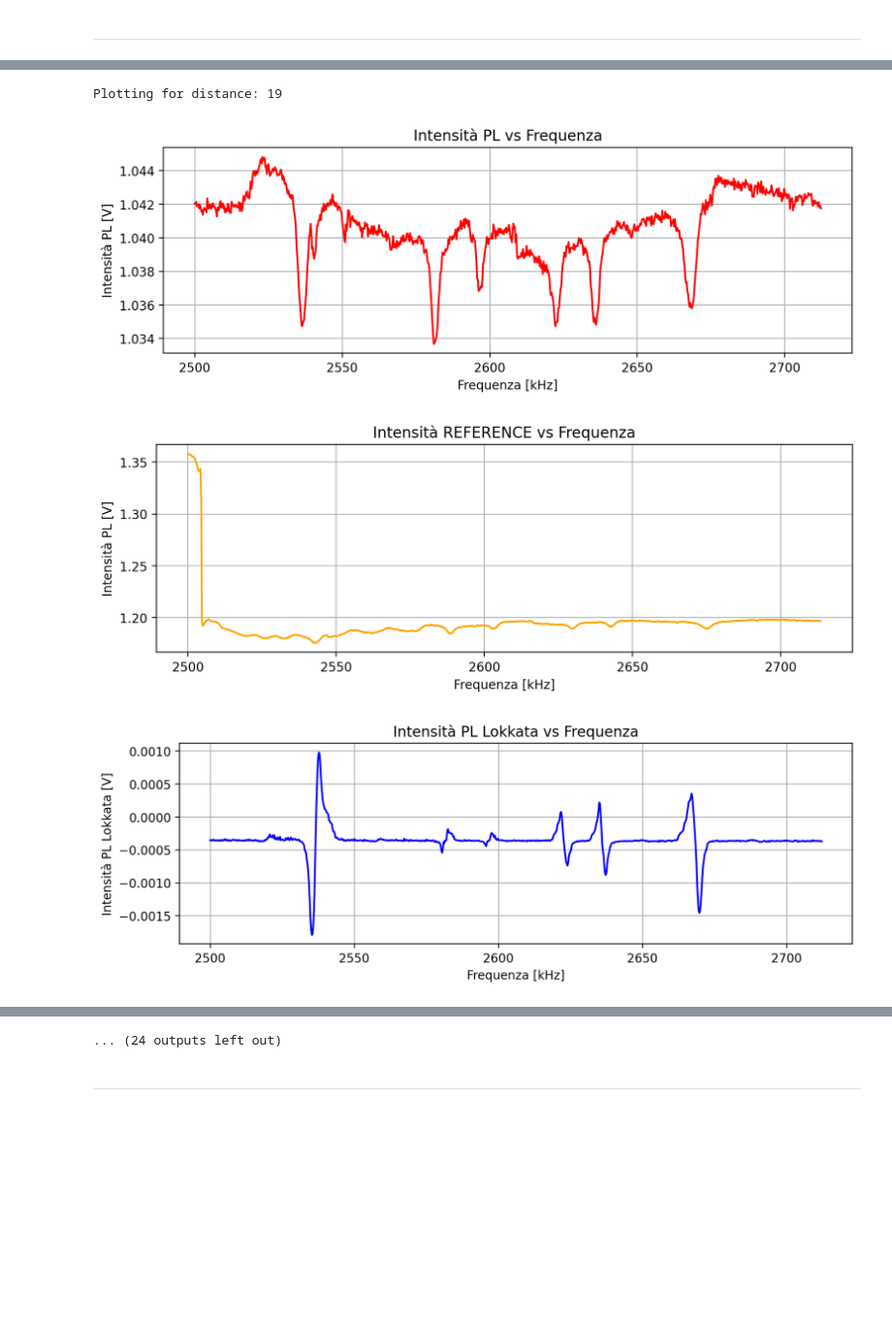
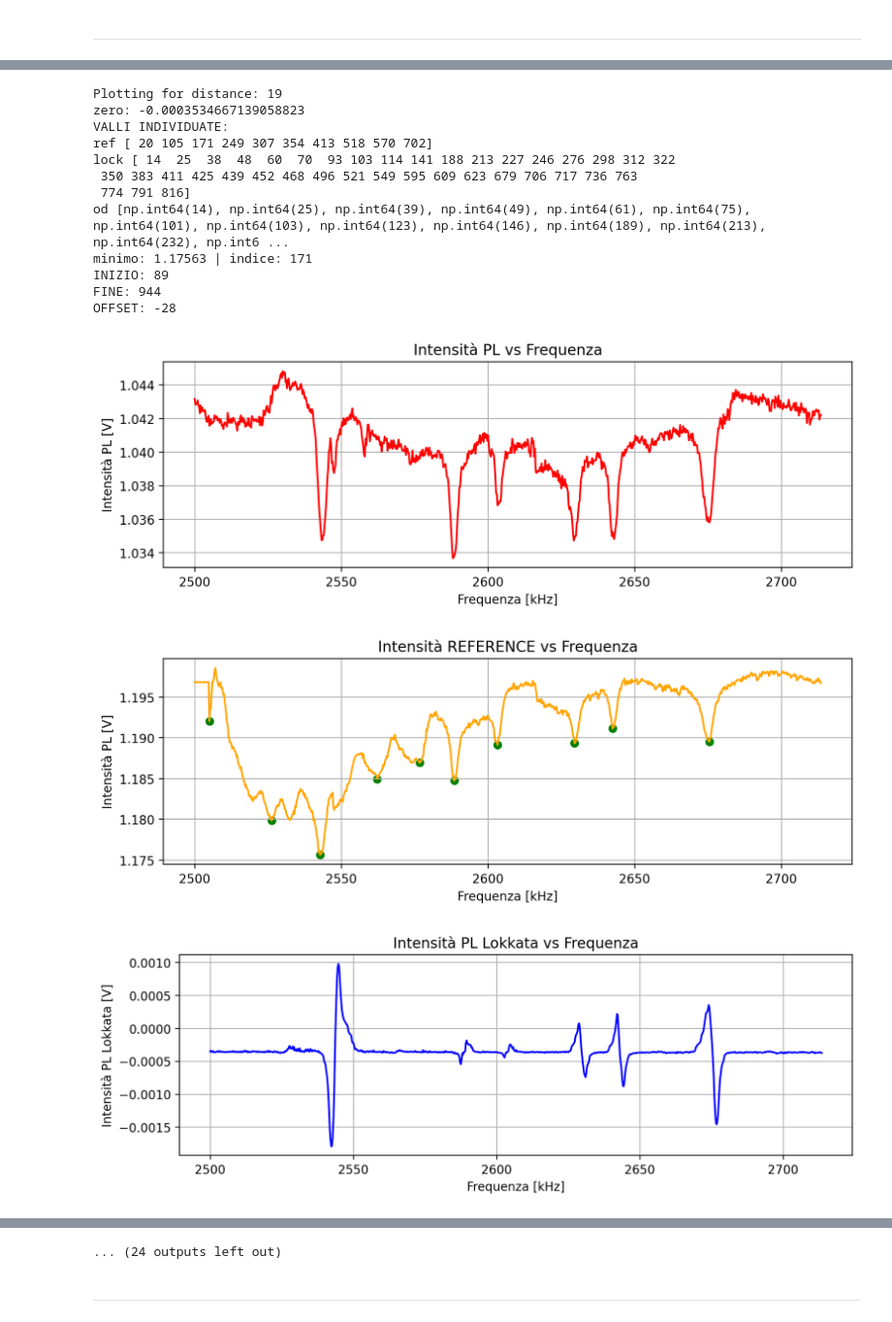
Before and after one commit to zosojack/lab-ss-2, a Jupyter notebook: PARTE 3: ODMR/odmr_cristallo_2.ipynb, the cells around one changed output, grey strips where cells are left out. Shown at 97% size. Saved outputs shown, nothing was run; the diff lists cells and outputs as text; code cells hidden in the pictures; blank space fills up the shorter version.

Commit message:
odmr

```diff
--- a/PARTE 3: ODMR/odmr_cristallo_2.ipynb
+++ b/PARTE 3: ODMR/odmr_cristallo_2.ipynb
@@ -39,10 +39,10 @@ distanze = [17, 19, 20, 22, 24, 30, 33, 39, 40]
 # %% [markdown]
 ---
 # %%
-for dist in distanze:
+for index, dist in enumerate(distanze):
     od = nome_od + str(dist) + ".csv"
     ref = nome_ref + str(dist) + ".csv"
     print("Plotting for distance:", dist)
-    plotta_su_frequenze_odmr(reference=ref, odmr=od, debug=True, mean=True)
+    plotta_su_frequenze_odmr(reference=ref, odmr=od, debug=True, index=index, mean=True)
 # %% [output]
 Plotting for distance: 17
@@ -52,5 +62,16 @@ Plotting for distance: 17
 Plotting for distance: 19
+zero: -0.0003534667139058823
+VALLI INDIVIDUATE:
+ref [ 20 105 171 249 307 354 413 518 570 702]
+lock [ 14  25  38  48  60  70  93 103 114 141 188 213 227 246 276 298 312 322
+ 350 383 411 425 439 452 468 496 521 549 595 609 623 679 706 717 736 763
+ 774 791 816]
+od [np.int64(14), np.int64(25), np.int64(39), np.int64(49), np.int64(61), np.int64(75), np.int64(101), np.int64(103), np.int64(123), np.int64(146), np.int64(189), np.int64(213), np.int64(232), np.int6 ...
+minimo: 1.17563 | indice: 171
+INIZIO: 89
+FINE: 944
+OFFSET: -28
-[figure, old version]
+[figure, new version]
-[figure, old version]
+[figure, new version]
-[figure, old version]
+[figure, new version]
 Plotting for distance: 20
```
Also changed, not shown: parts of 3 cells of this notebook, 2 other files.
